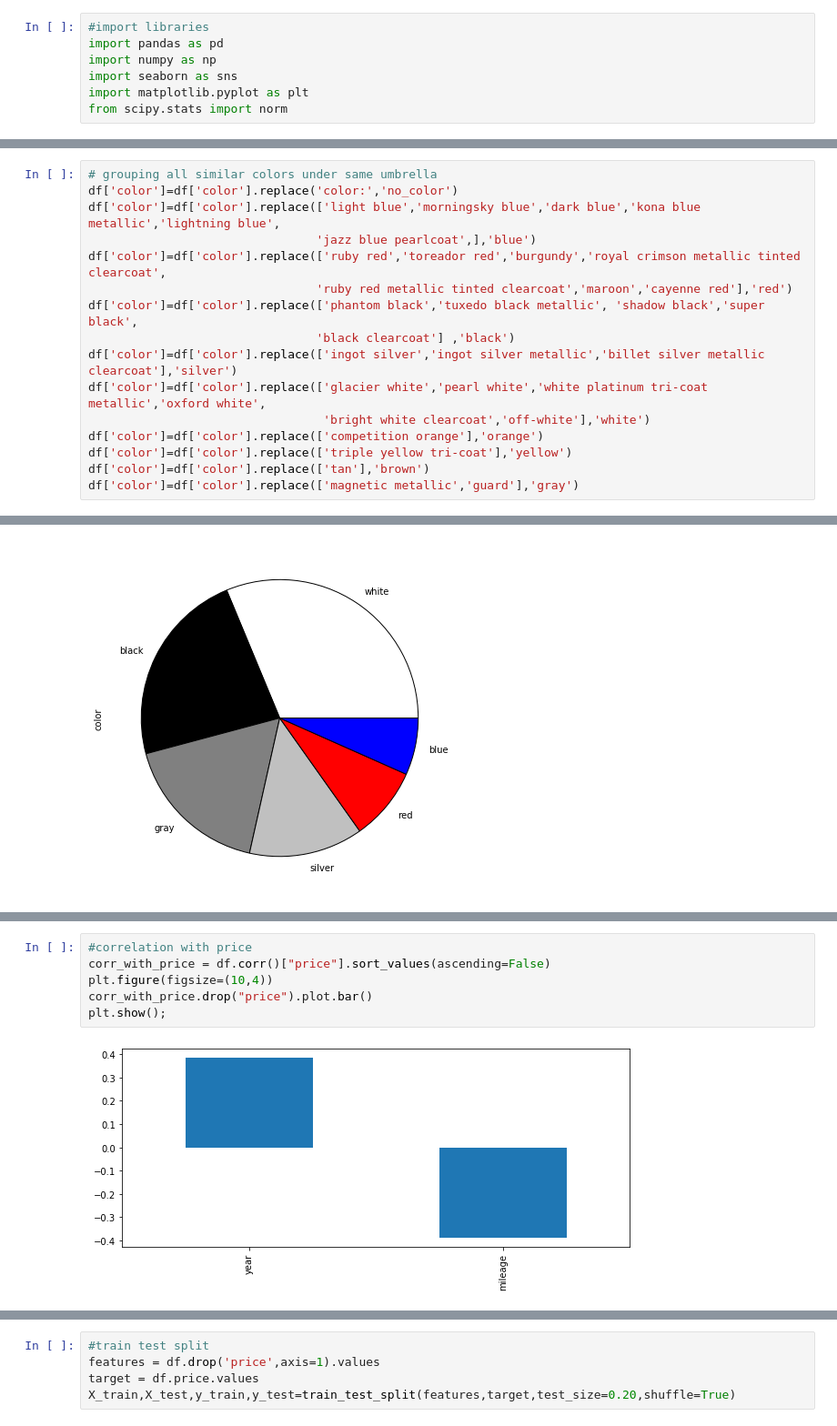
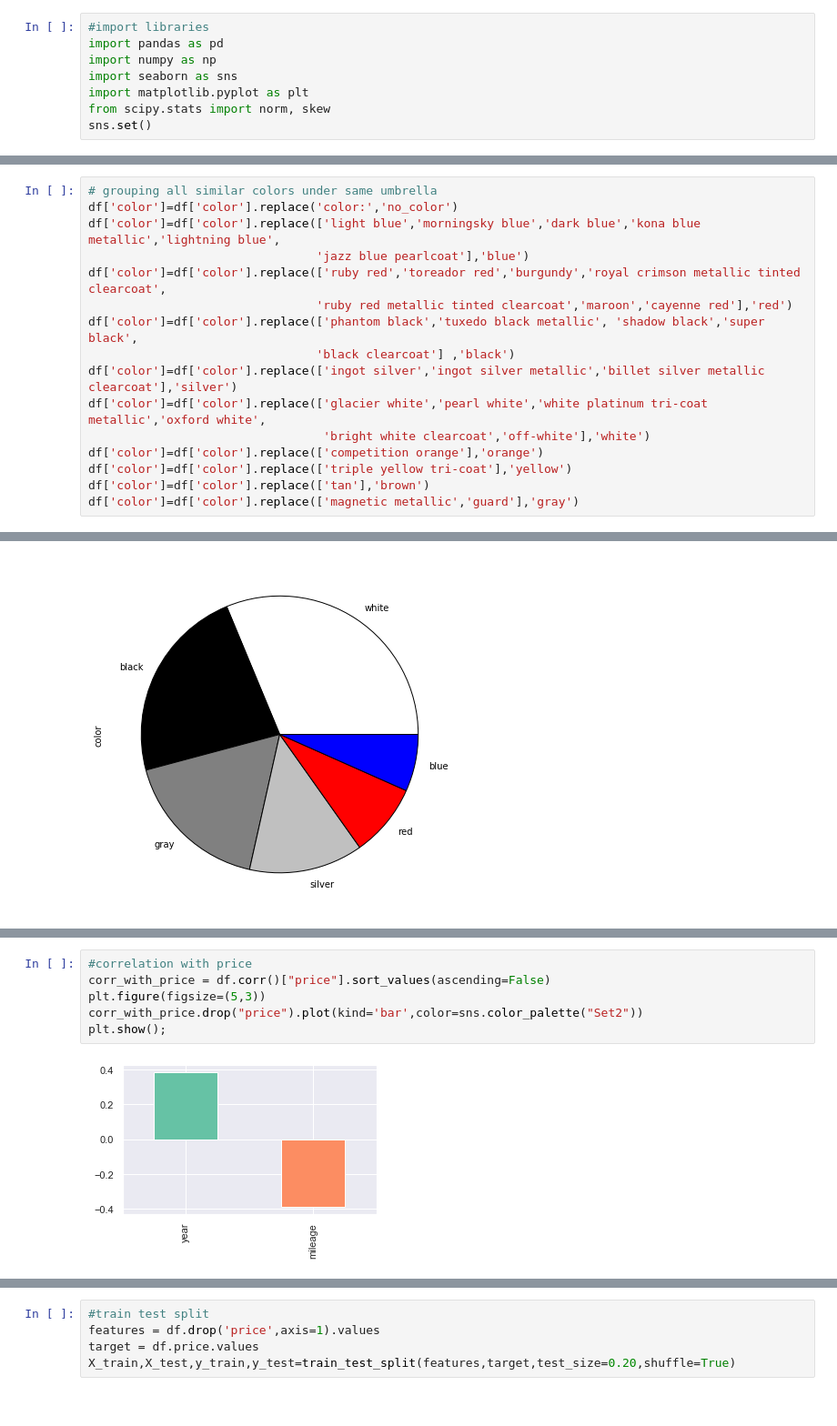
Before and after one commit to akim3245/Car_Price_Prediction, a Jupyter notebook: Cars_Dev.ipynb, the cells around one changed output, grey strips where cells are left out. Shown at 91% size. Saved outputs shown, nothing was run; the diff lists cells and outputs as text.

```diff
--- a/Cars_Dev.ipynb
+++ b/Cars_Dev.ipynb
@@ -4,7 +4,8 @@ import pandas as pd
 import numpy as np
 import seaborn as sns
 import matplotlib.pyplot as plt
-from scipy.stats import norm
+from scipy.stats import norm, skew
+sns.set()
 # %%
 #load dataset
 df = pd.read_csv("USA_cars_datasets.csv")
@@ -251,7 +238,7 @@ Name: color, dtype: int64
 # grouping all similar colors under same umbrella
 df['color']=df['color'].replace('color:','no_color')
 df['color']=df['color'].replace(['light blue','morningsky blue','dark blue','kona blue metallic','lightning blue',
-                                'jazz blue pearlcoat',],'blue')
+                                'jazz blue pearlcoat'],'blue')
 df['color']=df['color'].replace(['ruby red','toreador red','burgundy','royal crimson metallic tinted clearcoat',
                                 'ruby red metallic tinted clearcoat','maroon','cayenne red'],'red')
 df['color']=df['color'].replace(['phantom black','tuxedo black metallic', 'shadow black','super black',
@@ -288,8 +277,8 @@ sns.heatmap(df.corr())
 # %%
 #correlation with price
 corr_with_price = df.corr()["price"].sort_values(ascending=False)
-plt.figure(figsize=(10,4))
-corr_with_price.drop("price").plot.bar()
+plt.figure(figsize=(5,3))
+corr_with_price.drop("price").plot(kind='bar',color=sns.color_palette("Set2"))
 plt.show();
 # %% [output]
-[figure, old version]
+[figure, new version]
```
Also changed, not shown: parts of 44 cells of this notebook.
